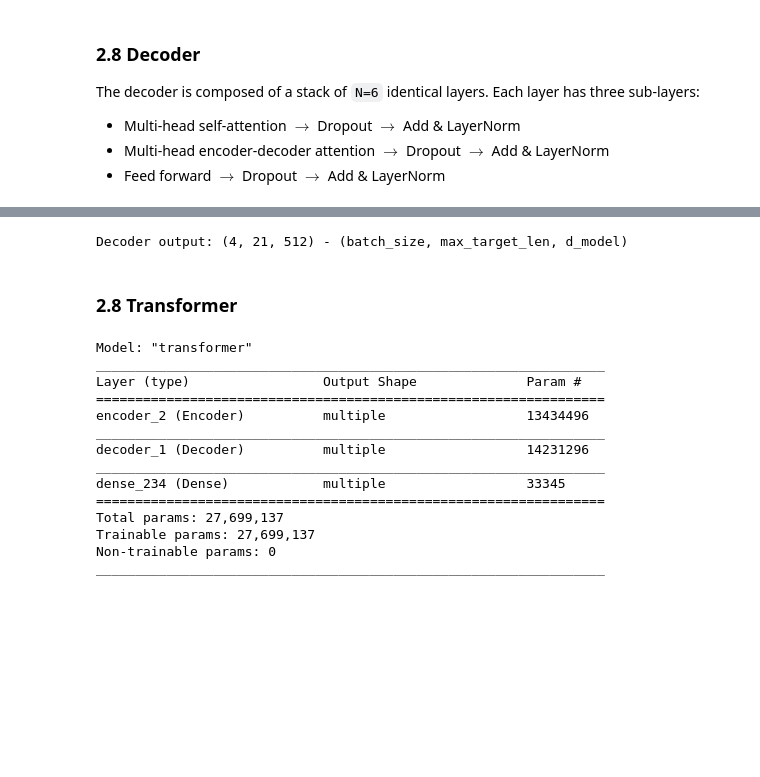
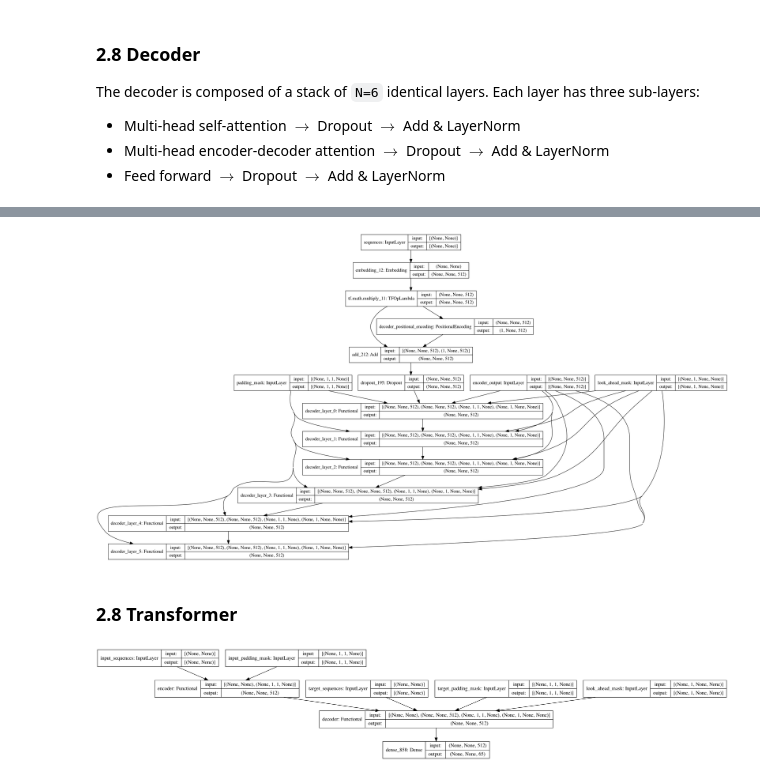
Before and after one commit to yli169/synapse, a Jupyter notebook: notebooks/transformer.ipynb, the cells around one changed output, grey strips where cells are left out. Cells and saved outputs as stored; diff of their text form; code cells hidden in the pictures; blank space fills up the shorter version.

```diff
--- a/notebooks/transformer.ipynb
+++ b/notebooks/transformer.ipynb
@@ -929,22 +974,17 @@ class Decoder(tf.keras.layers.Layer):
-# %%
-# Example
-NUM_DECODER_LAYERS = 6
-decoder = Decoder(num_layers=NUM_DECODER_LAYERS,
-                  num_heads=NUM_HEADS,
-                  target_vocab_size=vocab_size+1, # +1 for padding
-                  d_model=D_MODEL,
-                  d_ff=D_FF,
-                  d_k=D_K,
-                  d_v=D_V,
-                  dropout_rate=DROPOUT_RATE)
-decoder_output, attention_weights = decoder(target_tensor,
-                                            encoder_output,
-                                            target_padding_mask,
-                                            look_ahead_mask,
-                                            True)
-print(f"Decoder output: {decoder_output.shape} - (batch_size, max_target_len, d_model)")
-# %% [output]
-Decoder output: (4, 21, 512) - (batch_size, max_target_len, d_model)
+# %%
+# Example
+NUM_DECODER_LAYERS = 6
+decoder = Decoder(num_layers=NUM_DECODER_LAYERS,
+                  num_heads=NUM_HEADS,
+                  target_vocab_size=vocab_size+1, # +1 for padding
+                  d_model=D_MODEL,
+                  d_ff=D_FF,
+                  d_k=D_K,
+                  d_v=D_V,
+                  dropout_rate=DROPOUT_RATE)
+tf.keras.utils.plot_model(decoder, show_shapes=True)
+# %% [output]
+[figure, added]
 # %% [markdown]
 ### 2.8 Transformer
 # %%
@@ -1037,28 +1084,8 @@ transformer = Transformer(num_encoder_layers=NUM_ENCODER_LAYERS,
                           d_ff=D_FF,
                           d_k=D_K,
                           d_v=D_V,
-                          dropout_rate=DROPOUT_RATE)
-output, attention_weights = transformer(input_tensor,
-                                        target_tensor,
-                                        input_padding_mask,
-                                        target_padding_mask,
-                                        look_ahead_mask,
-                                        True)
-print(f"Transformer output: {output.shape} - (batch_size, max_target_len, vocab_size)")
+                          dropout_rate=DROPOUT_RATE,
+                          is_training=True)
+tf.keras.utils.plot_model(transformer, show_shapes=True)
+# %% [output]
+[figure, added]
-# %%
-transformer.summary()
-# %% [output]
-Model: "transformer"
-_________________________________________________________________
-Layer (type)                 Output Shape              Param #
-=================================================================
-encoder_2 (Encoder)          multiple                  13434496
-_________________________________________________________________
-decoder_1 (Decoder)          multiple                  14231296
-_________________________________________________________________
-dense_234 (Dense)            multiple                  33345
-=================================================================
-Total params: 27,699,137
-Trainable params: 27,699,137
-Non-trainable params: 0
-_________________________________________________________________
```
Also changed, not shown: parts of 20 cells of this notebook.
